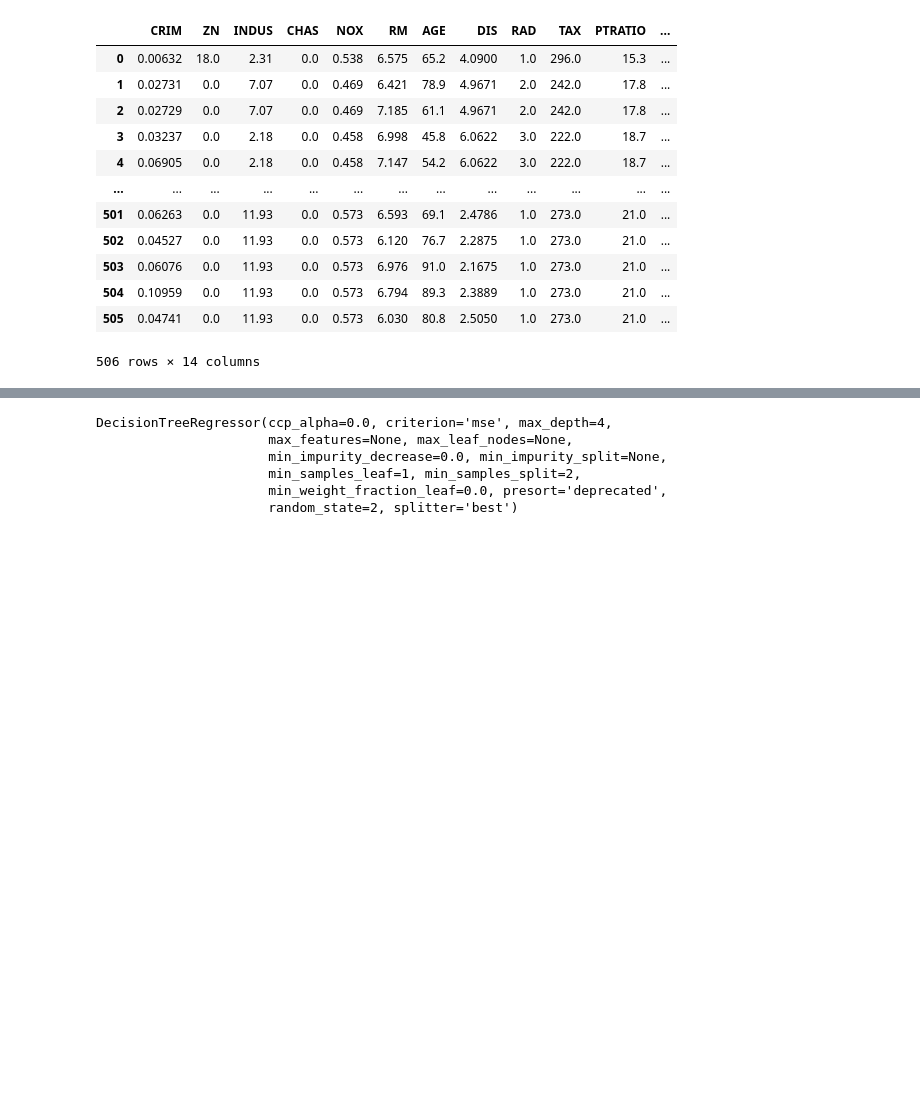
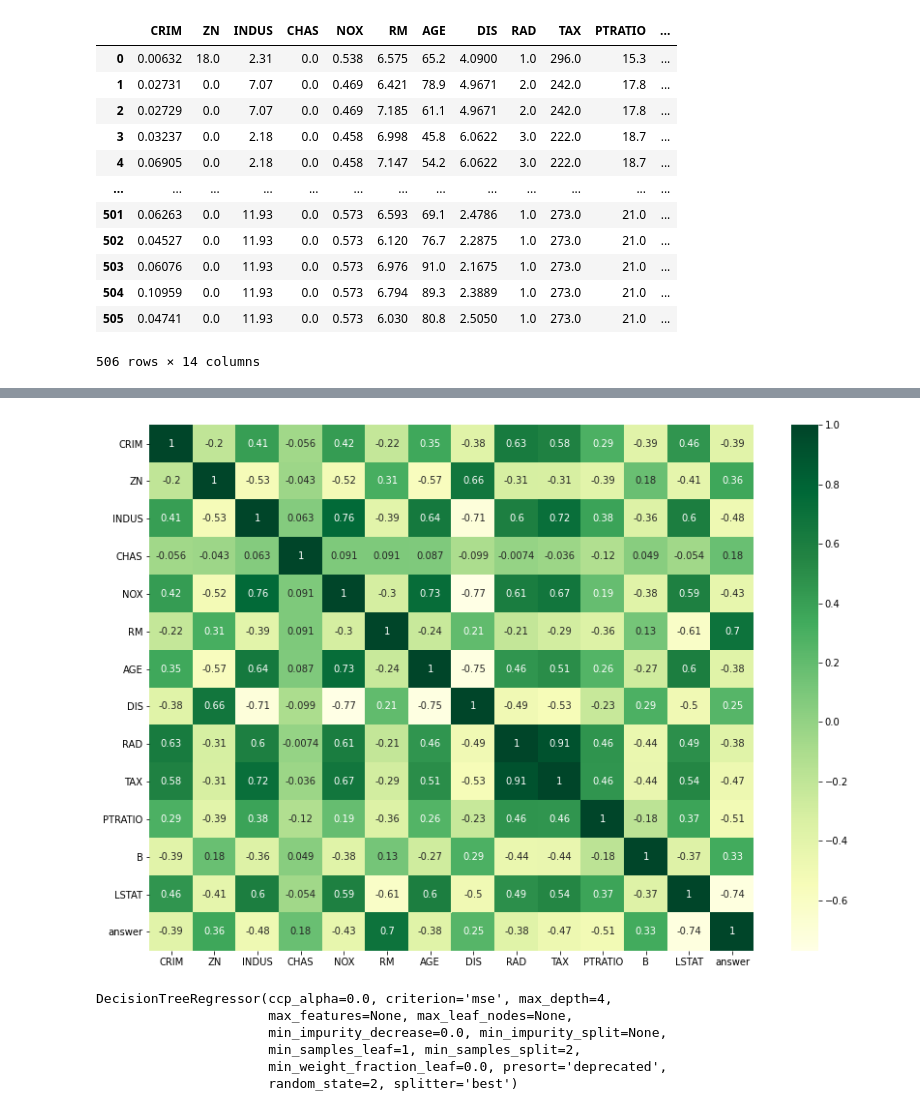
Before and after one commit to ahoucbvtw/BostonhousePrice-DecisionTreeRegression, a Jupyter notebook: BostonhousePrice-DecisionTreeRegression.ipynb, the cells around one changed output, grey strips where cells are left out. Saved outputs shown, nothing was run; the diff lists cells and outputs as text; code cells hidden in the pictures; blank space fills up the shorter version.

```diff
--- a/BostonhousePrice-DecisionTreeRegression.ipynb
+++ b/BostonhousePrice-DecisionTreeRegression.ipynb
@@ -53,3 +53,12 @@ data#這是類似print(data)的意思
 # %%
 x = data.drop(["answer"], axis = 1)
 y = data["answer"]
+# %%
+import matplotlib.pyplot as plt
+import seaborn as sns
+#特殊語法,加了這個可以不用在每個圖片最後+plt.show,但是python的py檔本身有沒有支援,目前Jupyter和Colab有支援
+%matplotlib inline
+plt.figure(figsize = (14,10))#更改畫圖的大小(寬*高)
+sns.heatmap(data.astype("float").corr(), cmap = "YlGn", annot= True)#camp更改顏色,annot於熱度圖上標示數值
+data.corr()#相關係數矩陣(pandas 內建涵式)
+# %% [output]
@@ -56,3 +80,4 @@ y = data["answer"]
+[figure, added]
 # %%
 from sklearn.model_selection import train_test_split
 #將資料隨機拆分成多少等份
```
Also changed, not shown: parts of 2 cells of this notebook.
